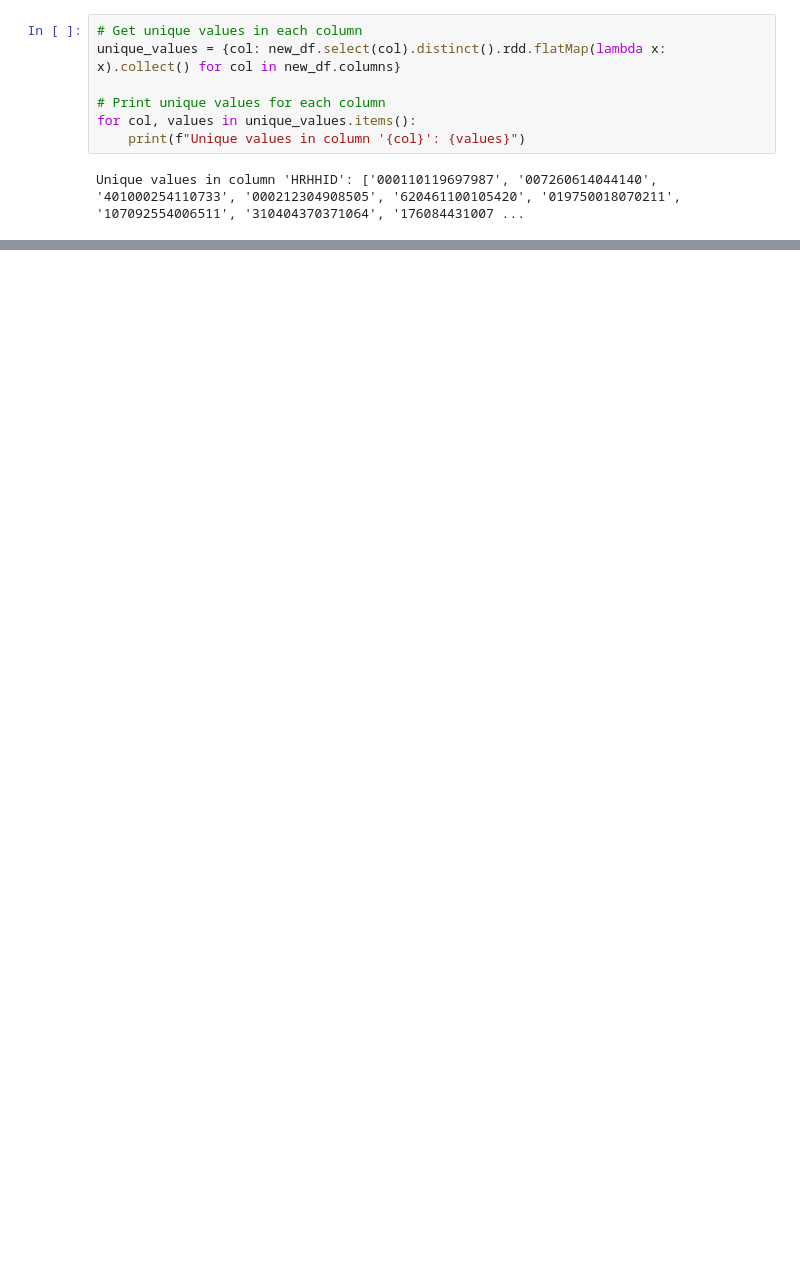
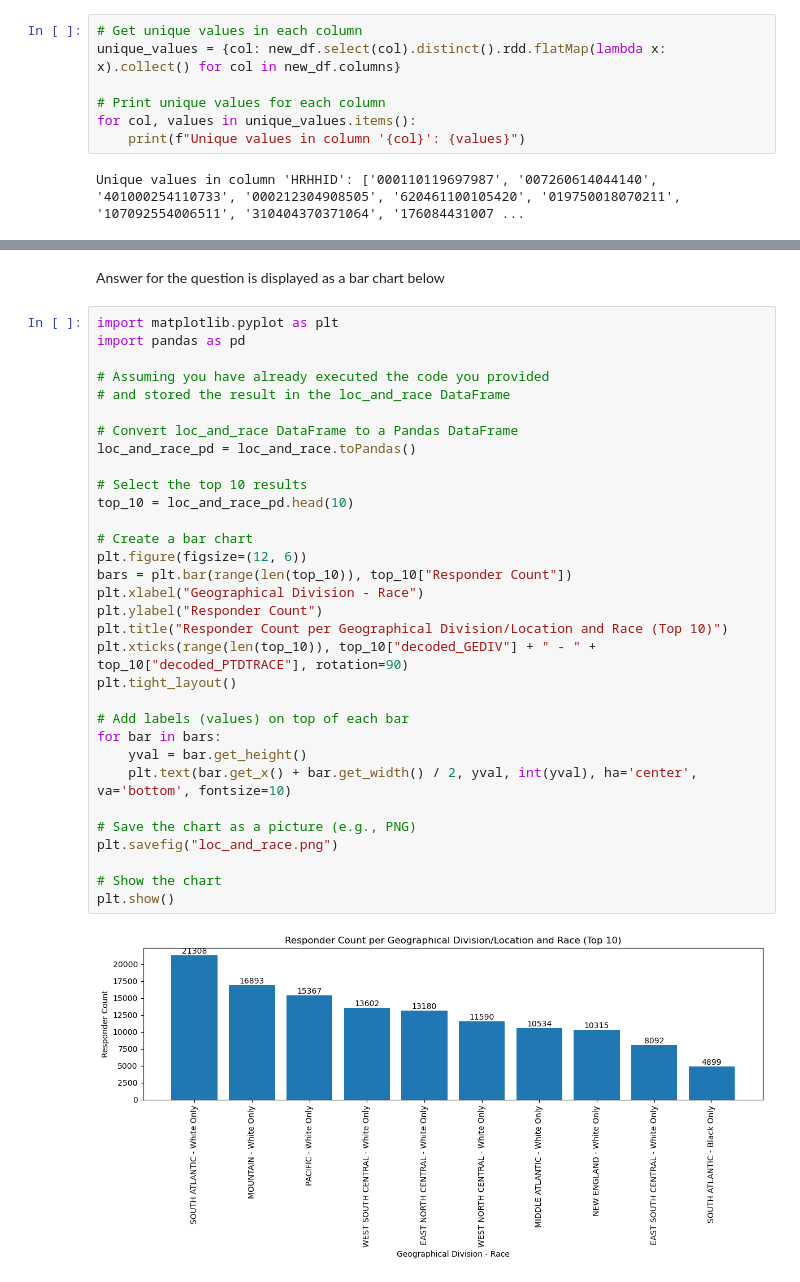
Before and after one commit to Emeka-Christopher/US-Bureau-Census-Data-Analysis, a Jupyter notebook: CensusDataAnalysis.ipynb, the cells around one changed output, grey strips where cells are left out. Drawn from its saved outputs; the diff is of its cells as text; blank space fills up the shorter version.

```diff
--- a/CensusDataAnalysis.ipynb
+++ b/CensusDataAnalysis.ipynb
@@ -655,0 +666,36 @@ Number of responders who can access a telephone but telephone interview is not a
+# %% [markdown]
+Answer for the question is displayed as a bar chart below
+# %%
+import matplotlib.pyplot as plt
+import pandas as pd
+
+# Assuming you have already executed the code you provided
+# and stored the result in the loc_and_race DataFrame
+
+# Convert loc_and_race DataFrame to a Pandas DataFrame
+loc_and_race_pd = loc_and_race.toPandas()
+
+# Select the top 10 results
+top_10 = loc_and_race_pd.head(10)
+
+# Create a bar chart
+plt.figure(figsize=(12, 6))
+bars = plt.bar(range(len(top_10)), top_10["Responder Count"])
+plt.xlabel("Geographical Division - Race")
+plt.ylabel("Responder Count")
+plt.title("Responder Count per Geographical Division/Location and Race (Top 10)")
+plt.xticks(range(len(top_10)), top_10["decoded_GEDIV"] + " - " + top_10["decoded_PTDTRACE"], rotation=90)
+plt.tight_layout()
+
+# Add labels (values) on top of each bar
+for bar in bars:
+    yval = bar.get_height()
+    plt.text(bar.get_x() + bar.get_width() / 2, yval, int(yval), ha='center', va='bottom', fontsize=10)
+
+# Save the chart as a picture (e.g., PNG)
+plt.savefig("loc_and_race.png")
+
+# Show the chart
+plt.show()
+# %% [output]
+[figure, added]
```
Also changed, not shown: parts of 39 cells of this notebook.
